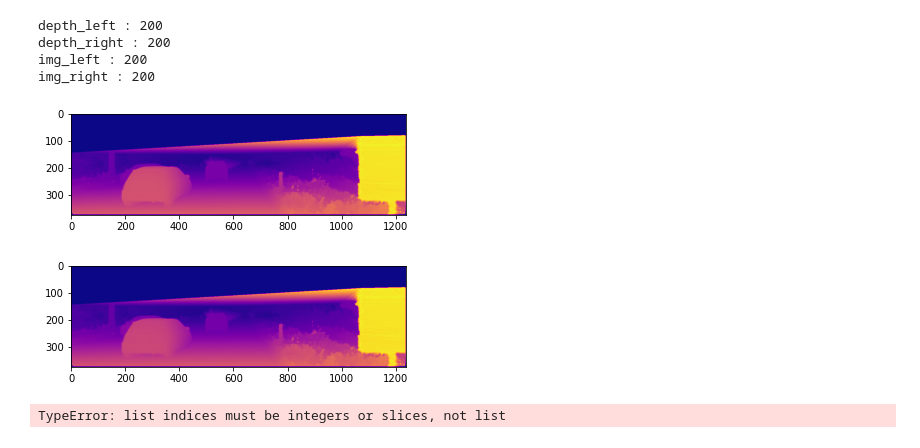
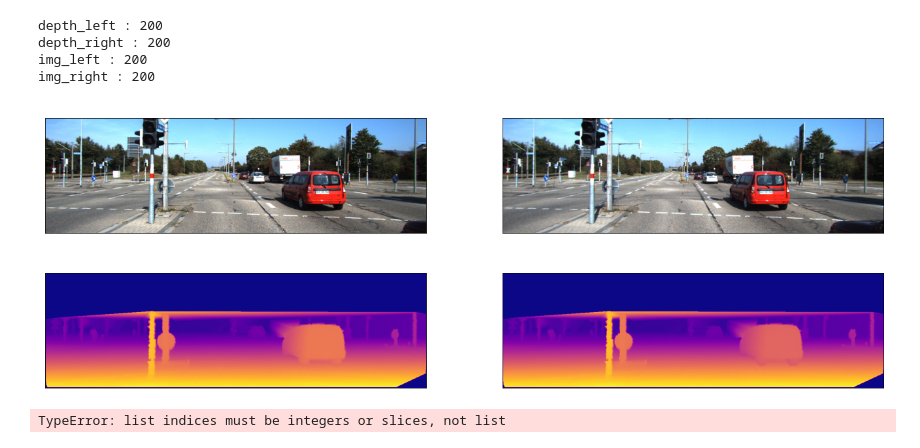
Before and after one commit to HarishBachu/MonocularDepth, a Jupyter notebook: model_training.ipynb, the cells around one changed output. Drawn from its saved outputs; the diff is of its cells as text; code cells hidden in the pictures.

```diff
--- a/model_training.ipynb
+++ b/model_training.ipynb
@@ -131,16 +164,38 @@ img_left : 200
 img_right : 200
 # %%
 batch = datagen.getBatch()
-# %%
-# it_il = iter(batch["img_left"])
-# it_ir = iter(batch["img_right"])
-plt.imshow(batch["depth_left"][0], cmap="plasma")
-plt.show()
-plt.imshow(batch["depth_right"][0], cmap="plasma")
-plt.show()
-# %% [output]
-[figure, removed]
-[figure, removed]
+# %%
+# it_il = iter(batch["img_left"])
+# it_ir = iter(batch["img_right"])
+plt.figure(figsize=(23, 8))
+
+plt.subplot(221)
+plt.imshow(batch["img_left"][0])
+plt.title("Image Left", color="white")
+plt.xticks([])
+plt.yticks([])
+
+plt.subplot(223)
+plt.imshow(batch["depth_left"][0], cmap="plasma")
+plt.title("Depth Left", color="white")
+plt.xticks([])
+plt.yticks([])
+
+plt.subplot(222)
+plt.imshow(batch["img_right"][0])
+plt.title("Image Right", color="white")
+plt.xticks([])
+plt.yticks([])
+
+plt.subplot(224)
+plt.imshow(batch["depth_right"][0], cmap="plasma")
+plt.title("Depth Right", color="white")
+plt.xticks([])
+plt.yticks([])
+
+plt.show()
+# %% [output]
+[figure, added]
 # %%
 #Rough Work Below
 # %%
```
Also changed, not shown: parts of 2 cells of this notebook.
